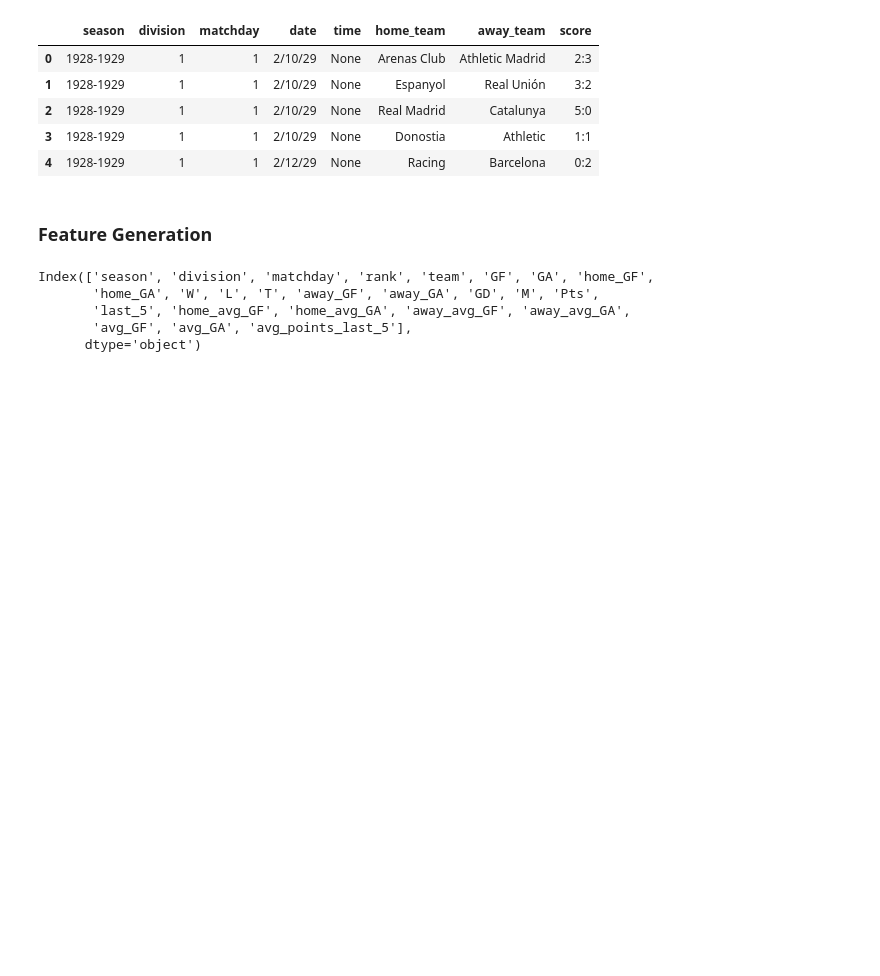
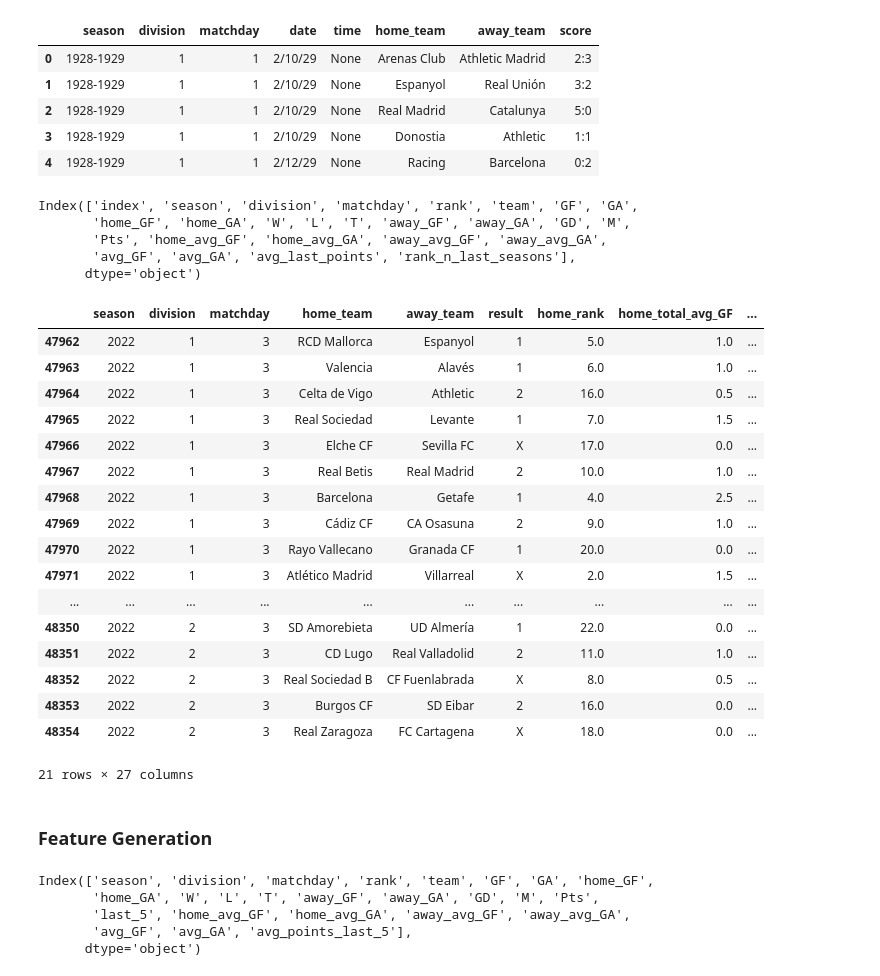
Before and after one commit to ManuIluro22/LaLiga, a Jupyter notebook: analysis/manu.ipynb, the cells around one changed output. Cells and saved outputs as stored; diff of their text form; code cells hidden in the pictures; blank space fills up the shorter version.

Commit message:
Update Dataframe Generation Module + Feature Generation

```diff
--- a/analysis/manu.ipynb
+++ b/analysis/manu.ipynb
@@ -30,0 +267,2 @@ conn.close()
+# %%
+data = QuinielaDataframe(df.copy())
@@ -31,3 +271,34 @@ conn.close()
+# %%
+data.match_standings.columns
+# %% [output]
+Index(['index', 'season', 'division', 'matchday', 'rank', 'team', 'GF', 'GA',
+       'home_GF', 'home_GA', 'W', 'L', 'T', 'away_GF', 'away_GA', 'GD', 'M',
+       'Pts', 'home_avg_GF', 'home_avg_GA', 'away_avg_GF', 'away_avg_GA',
+       'avg_GF', 'avg_GA', 'avg_last_points', 'rank_n_last_seasons'],
+      dtype='object')
+# %%
+test = data.generate_matchday_dataframe()
+# %%
+test.df.loc[(test.df.season == 2022) & (test.df.matchday == 3)]
+# %% [output]
+|  | season | division | matchday | home_team | away_team | result | home_rank | home_total_avg_GF | ... |
+| 47962 | 2022 | 1 | 3 | RCD Mallorca | Espanyol | 1 | 5.0 | 1.0 | ... |
+| 47963 | 2022 | 1 | 3 | Valencia | Alavés | 1 | 6.0 | 1.0 | ... |
+| 47964 | 2022 | 1 | 3 | Celta de Vigo | Athletic | 2 | 16.0 | 0.5 | ... |
+| 47965 | 2022 | 1 | 3 | Real Sociedad | Levante | 1 | 7.0 | 1.5 | ... |
+| 47966 | 2022 | 1 | 3 | Elche CF | Sevilla FC | X | 17.0 | 0.0 | ... |
+| 47967 | 2022 | 1 | 3 | Real Betis | Real Madrid | 2 | 10.0 | 1.0 | ... |
+| 47968 | 2022 | 1 | 3 | Barcelona | Getafe | 1 | 4.0 | 2.5 | ... |
+| 47969 | 2022 | 1 | 3 | Cádiz CF | CA Osasuna | 2 | 9.0 | 1.0 | ... |
+| 47970 | 2022 | 1 | 3 | Rayo Vallecano | Granada CF | 1 | 20.0 | 0.0 | ... |
+| 47971 | 2022 | 1 | 3 | Atlético Madrid | Villarreal | X | 2.0 | 1.5 | ... |
+| ... | ... | ... | ... | ... | ... | ... | ... | ... | ... |
+| 48350 | 2022 | 2 | 3 | SD Amorebieta | UD Almería | 1 | 22.0 | 0.0 | ... |
+| 48351 | 2022 | 2 | 3 | CD Lugo | Real Valladolid | 2 | 11.0 | 1.0 | ... |
+| 48352 | 2022 | 2 | 3 | Real Sociedad B | CF Fuenlabrada | X | 8.0 | 0.5 | ... |
+| 48353 | 2022 | 2 | 3 | Burgos CF | SD Eibar | 2 | 16.0 | 0.0 | ... |
+| 48354 | 2022 | 2 | 3 | Real Zaragoza | FC Cartagena | X | 18.0 | 0.0 | ... |
+21 rows × 27 columns
 # %% [markdown]
 ### Feature Generation
 # %%
```
Also changed, not shown: parts of 2 cells of this notebook, 2 other files.
